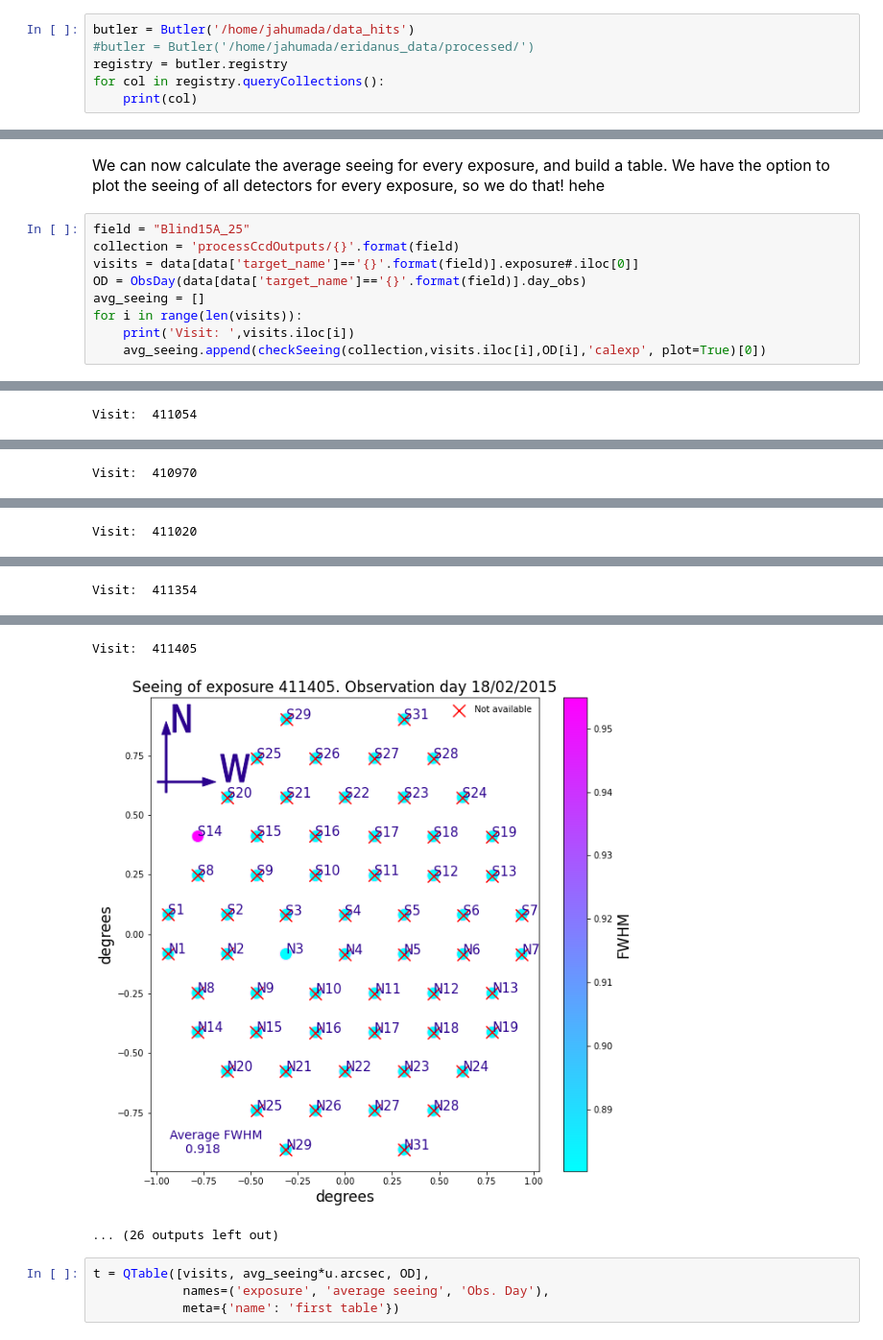
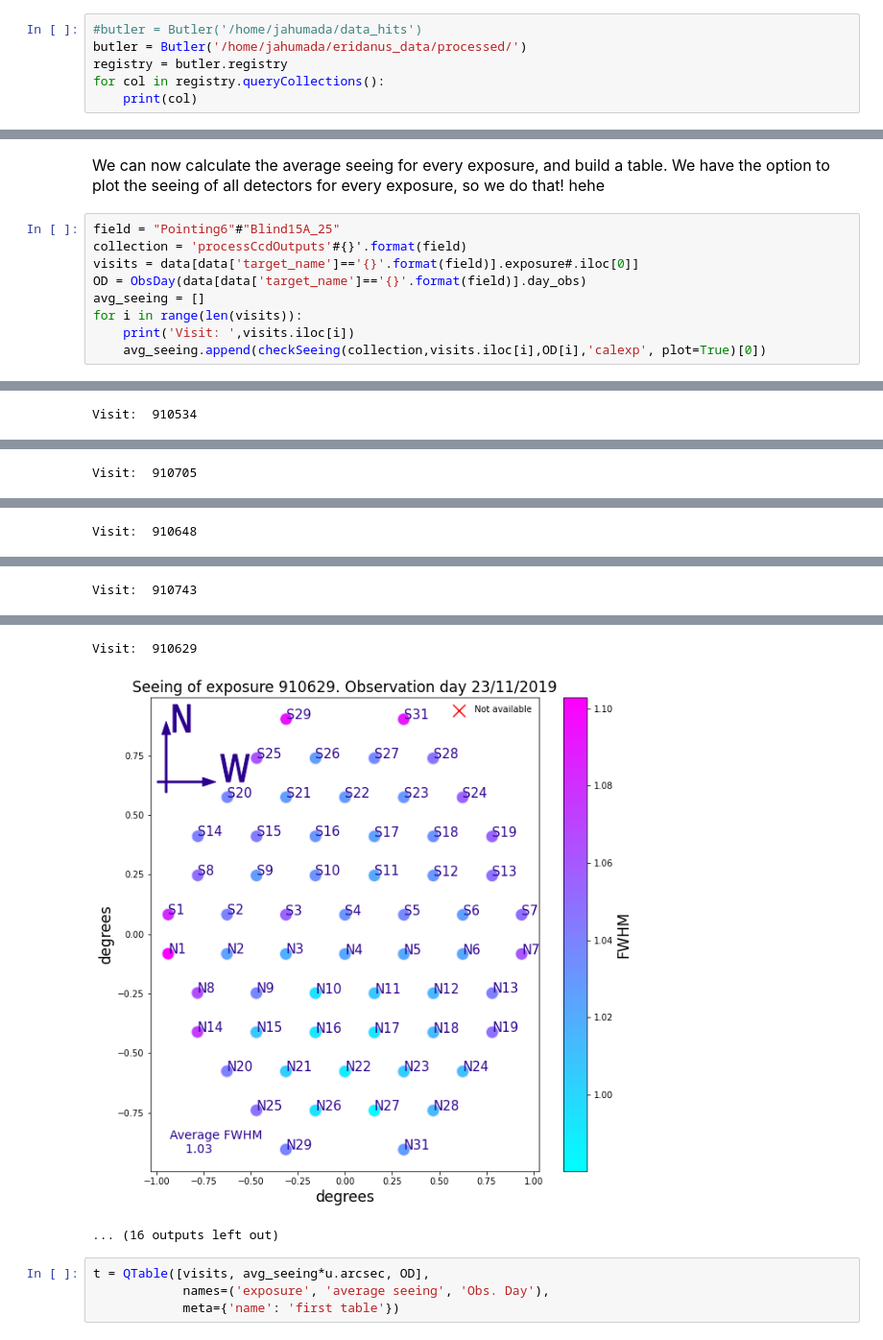
Before and after one commit to PauCaBu/LSST_notebooks, a Jupyter notebook: Seeing.ipynb, the cells around one changed output, grey strips where cells are left out. Shown at 96% size. Cells and saved outputs as stored; diff of their text form.

```diff
--- a/Seeing.ipynb
+++ b/Seeing.ipynb
@@ -18,8 +18,8 @@ lilac = '#ECE4FF'
 # %% [markdown]
 <font size="3"> We can check the current collections available in the Butler repository!
 # %%
-butler = Butler('/home/jahumada/data_hits')
-#butler = Butler('/home/jahumada/eridanus_data/processed/')
+#butler = Butler('/home/jahumada/data_hits')
+butler = Butler('/home/jahumada/eridanus_data/processed/')
 registry = butler.registry
 for col in registry.queryCollections():
     print(col)
@@ -208,8 +193,8 @@ def ObsDay(od):
 # %% [markdown]
 <font size="3"> We can now calculate the average seeing for every exposure, and build a table. We have the option to plot the seeing of all detectors for every exposure, so we do that! hehe
 # %%
-field = "Blind15A_25"
-collection = 'processCcdOutputs/{}'.format(field)
+field = "Pointing6"#"Blind15A_25"
+collection = 'processCcdOutputs'#{}'.format(field)
 visits = data[data['target_name']=='{}'.format(field)].exposure#.iloc[0]]
 OD = ObsDay(data[data['target_name']=='{}'.format(field)].day_obs)
 avg_seeing = []
@@ -222 +207 @@ Visit:  410914
-Visit:  411054
+Visit:  910534
@@ -224 +209 @@ Visit:  411054
-Visit:  410970
+Visit:  910705
@@ -226 +211 @@ Visit:  410970
-Visit:  411020
+Visit:  910648
@@ -228 +213 @@ Visit:  411020
-Visit:  411354
+Visit:  910743
@@ -230,6 +215,6 @@ Visit:  411354
-Visit:  411405
+Visit:  910629
-[figure, old version]
+[figure, new version]
-... (26 outputs left out)
+... (16 outputs left out)
 # %%
 t = QTable([visits, avg_seeing*u.arcsec, OD],
             names=('exposure', 'average seeing', 'Obs. Day'),
```
Also changed, not shown: parts of 7 cells of this notebook.
